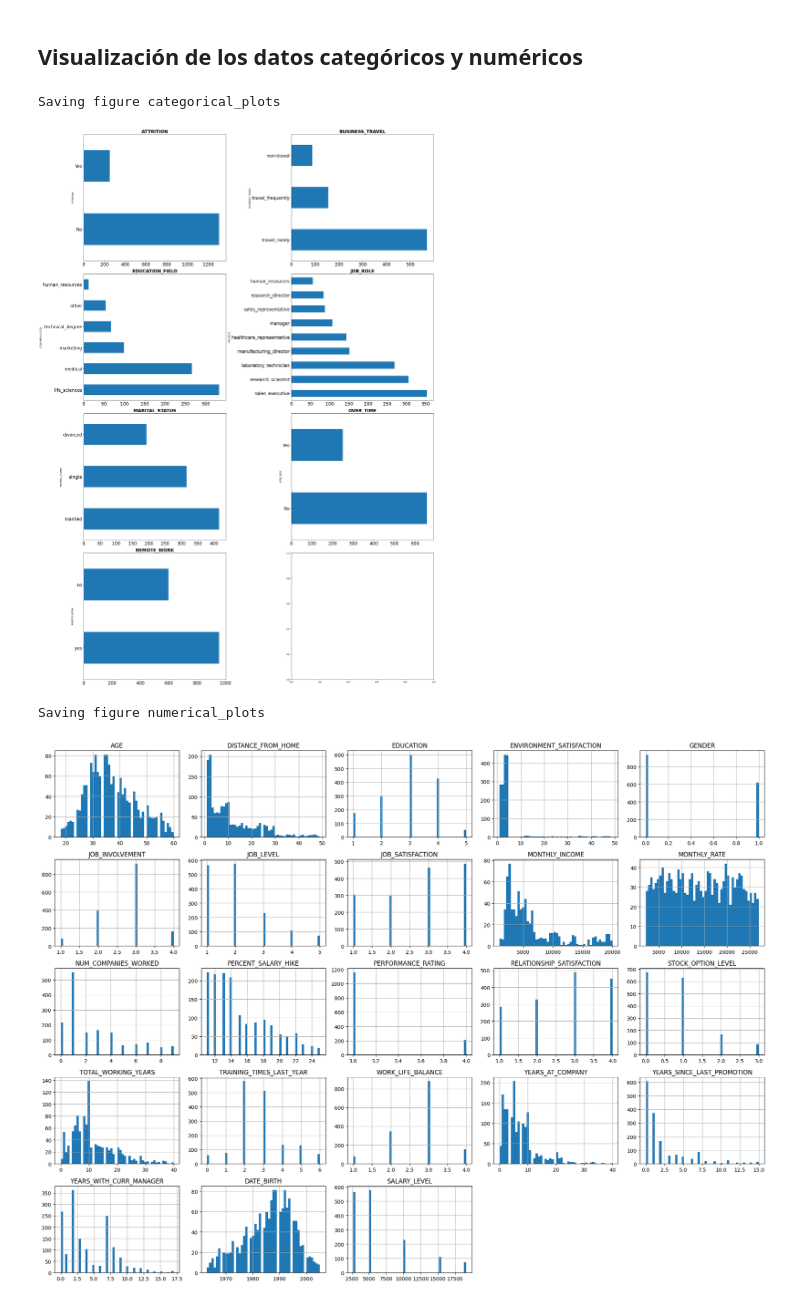
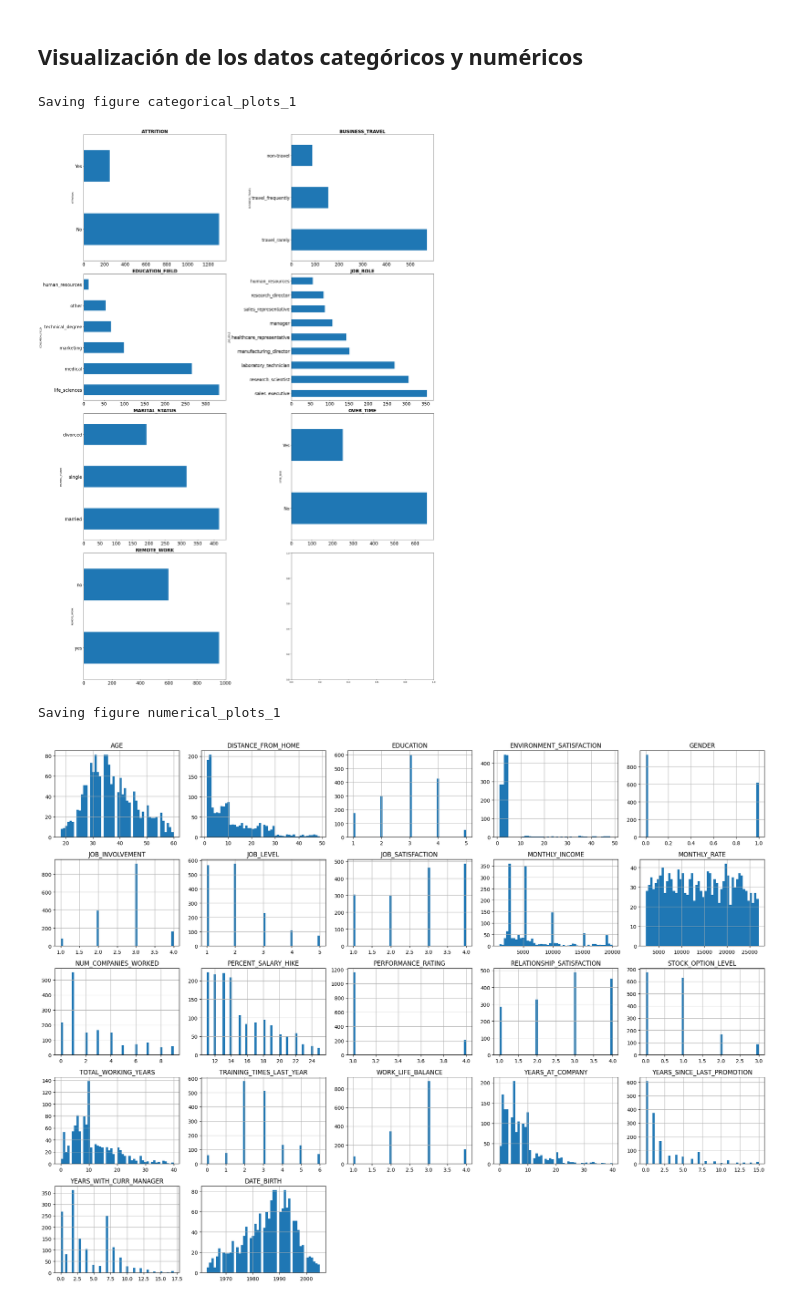
Before and after one commit to Origamologo/Empleados, a Jupyter notebook: 01_limpieza.ipynb, the cells around one changed output. Cells and saved outputs as stored; diff of their text form; code cells hidden in the pictures.

Commit message:
funciones en empleados_package y comienzo de análisis y visualización

```diff
--- a/01_etl.ipynb
+++ b/01_limpieza.ipynb
@@ -421,8 +435,6 @@ En consecuencia, crearemos una nueva columna llamada SALARY_LEVEL que contenga l
 df_level_income_grouped.T.columns
 # %% [output]
 Index([1, 2, 3, 4, 5], dtype='int64', name='JOB_LEVEL')
-# %%
-df_level_income_grouped['SALARY_LEVEL'] = [df_level_income_grouped.iloc[0, 1] if i == 1 else 'paatat' for i in df_level_income_grouped.T.columns]
 # %%
 df_level_income_grouped['SALARY_LEVEL'] = [df_level_income_grouped.iloc[0, 1] if i == 1 else (df_level_income_grouped.iloc[1, 1] if i == 2 else (round(df_level_income_grouped.iloc[2, 0]) if i == 3 else (round(df_level_income_grouped.iloc[3, 0]) if i ==4 else round(df_level_income_grouped.iloc[4, 0])))) for i in df_level_income_grouped.T.columns]
 # %%
@@ -436,5 +448,3 @@ df_level_income_grouped.head()
 | 3 | 10007.184466 | 10124.0 | 103 | 10007.0 |
 | 4 | 15340.706897 | 16015.0 | 58 | 15341.0 |
 | 5 | 19132.461538 | 19197.0 | 39 | 19132.0 |
-# %%
-df_types['SALARY_LEVEL'] = [df_level_income_grouped.iloc[0, 1] if i == 1 else (df_level_income_grouped.iloc[1, 1] if i == 2 else (round(df_level_income_grouped.iloc[2, 0]) if i == 3 else (round(df_level_income_grouped.iloc[3, 0]) if i ==4 else round(df_level_income_grouped.iloc[4, 0])))) for i in df_types['JOB_LEVEL']]
@@ -441 +455,7 @@ df_types['SALARY_LEVEL'] = [df_level_income_grouped.iloc[0, 1] if i == 1 else (d
+# %%
+for i in range(1,6):
+
+    condicion = (df_types['JOB_LEVEL'] == i) & (pd.isna(df_types['MONTHLY_INCOME']))
+
+    df_types.loc[condicion, 'MONTHLY_INCOME'] = df_level_income_grouped.iloc[(i-1), 3]
 # %%
@@ -514,19 +545,6 @@ df_felices.to_csv("/home/miguel/Documents/Python/Empleados/data/empleados_felice
 df_felices.to_csv("/home/miguel/Documents/Python/Empleados/data/empleados_tristes.csv")
 # %% [markdown]
 ## Visualización de los datos categóricos y numéricos
-# %%
-# Función para guardar las imágenes que se vayan generando
-
-PROJECT_ROOT_DIR = "."
-IMAGES_PATH = os.path.join(PROJECT_ROOT_DIR, "images")
-os.makedirs(IMAGES_PATH, exist_ok=True)
-
-def save_fig(fig_id, tight_layout=True, fig_extension="png", resolution=100):
-    path = os.path.join(IMAGES_PATH, fig_id + "." + fig_extension)
-    print("Saving figure", fig_id)
-    if tight_layout:
-        plt.tight_layout()
-    plt.savefig(path, format=fig_extension, dpi=resolution)
 # %%
 # Visualizacion de los datos categóricos
 
@@ -542,16 +560,16 @@ for i, colum in enumerate(columnas_object):
     axes[i].tick_params(labelsize = 20)
     axes[i].set_xlabel("")
 
-save_fig("categorical_plots")
+save_fig("categorical_plots_1")
 fig.tight_layout();
 # %% [output]
-Saving figure categorical_plots
+Saving figure categorical_plots_1
 [figure]
 # %%
 # Visualización de datos numéricos
 df_types.hist(bins = 50, figsize = (20,15))
-save_fig("numerical_plots")
+save_fig("numerical_plots_1")
 plt.show()
 # %% [output]
-Saving figure numerical_plots
+Saving figure numerical_plots_1
-[figure, old version]
+[figure, new version]
```
Also changed, not shown: parts of 9 cells of this notebook, 13 other files.
